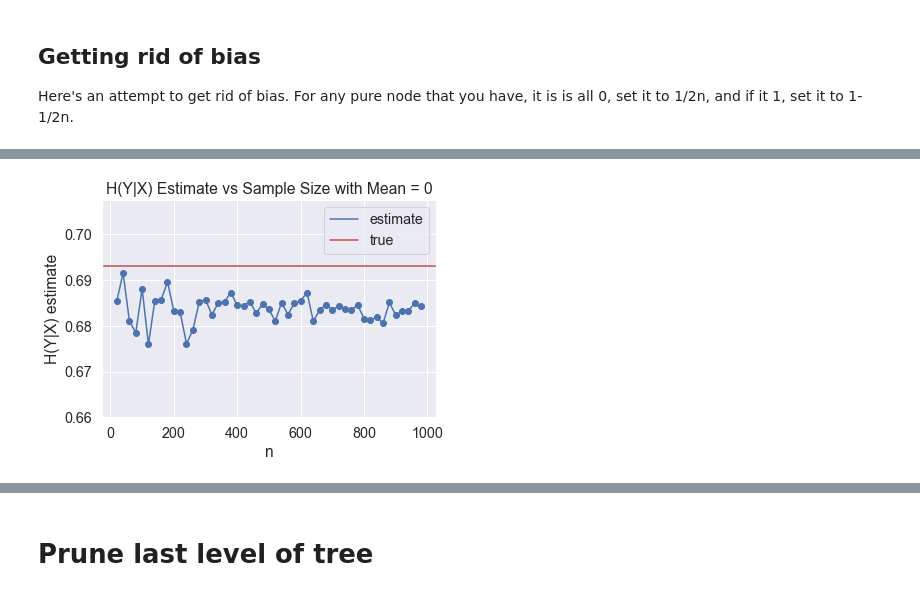
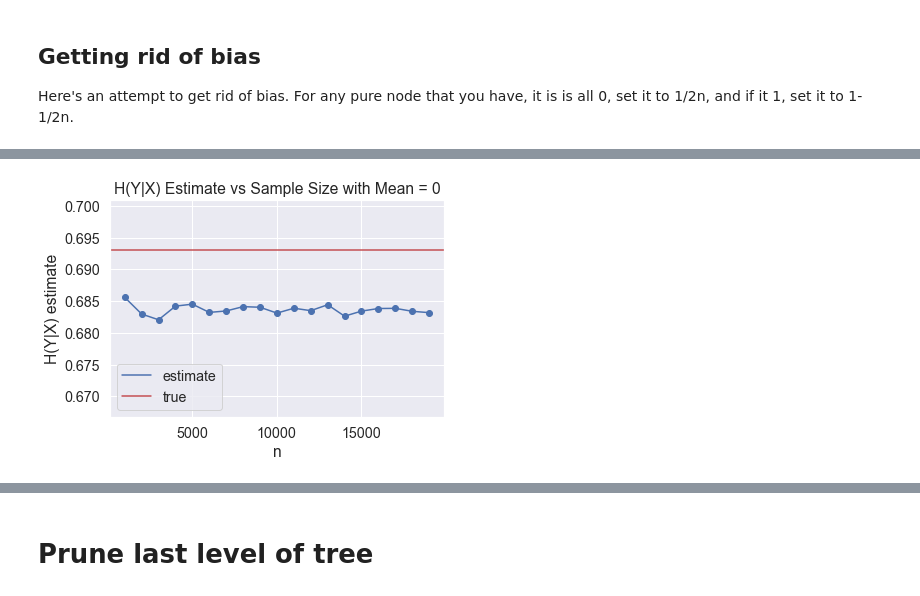
Before and after one commit to rguo123/conditional_entropy_forests, a Jupyter notebook: Honest Sampling.ipynb, the cells around one changed output, grey strips where cells are left out. Cells and saved outputs as stored; diff of their text form; code cells hidden in the pictures.

Commit message:
high dimensional honest sampling plots, working on continuous

```diff
--- a/Honest Sampling.ipynb
+++ b/Honest Sampling.ipynb
@@ -147,11 +147,11 @@ from sklearn.ensemble.forest import _generate_unsampled_indices
 from sklearn.ensemble import BaggingClassifier
 from sklearn.tree import DecisionTreeClassifier
 
-X, y = get_sample(1000, 0, 1)
+X, y = get_sample(5000, 0, 1)
 X = np.array(X).reshape(-1, 1)
 
-def rf_entropy_estimate_bagging(X, y, n_estimators = 200, max_samples = .32, bootstrap = False, depth = None, min_samples_leaf = 1):
-    model = BaggingClassifier(DecisionTreeClassifier(max_depth = depth, min_samples_leaf = min_samples_leaf),
+def rf_entropy_estimate_bagging(X, y, n_estimators = 200, max_samples = .32, bootstrap = True, depth = None, min_samples_leaf = 1):
+    model = BaggingClassifier(DecisionTreeClassifier(max_depth = depth, min_samples_leaf = min_samples_leaf, min_samples_split=8),
                               n_estimators = n_estimators,
                               max_samples= max_samples,
                               bootstrap = bootstrap)
@@ -202,0 +203,19 @@ rf_entropy_estimate_bagging(X, y, 500, .32)
+# %%
+from tqdm import tqdm_notebook
+def get_cond_entropy_vs_n(mean):
+    conditional_entropy = []
+    sample_sizes = [i*1000 for i in range(1, 6)]
+    for elem in tqdm_notebook(sample_sizes):
+        X, y = get_sample(elem, mean, 1)
+        conditional_entropy.append(rf_entropy_estimate_bagging(np.array(X).reshape(-1, 1), y, 5000, .32))
+    return sample_sizes, conditional_entropy
+
+sample_sizes, cond_entropy = get_cond_entropy_vs_n(0)
+plt.scatter(sample_sizes, cond_entropy)
+line_est, = plt.plot(sample_sizes, cond_entropy, label = "estimate")
+line_true = plt.axhline(y=.693, color='r', linestyle='-', label = "true")
+plt.xlabel("n")
+plt.ylabel("H(Y|X) estimate")
+plt.legend(handles=[line_est, line_true])
+plt.title("H(Y|X) Estimate vs Sample Size with Mean = 0")
+plt.show()
@@ -204,13 +226,13 @@ rf_entropy_estimate_bagging(X, y, 500, .32)
 from tqdm import tqdm_notebook
 def get_cond_entropy_vs_n(mean):
     conditional_entropy = []
-    sample_sizes = [i*20 for i in range(1, 50)]
+    sample_sizes = [i*1000 for i in range(1, 20)]
     for elem in tqdm_notebook(sample_sizes):
         X, y = get_sample(elem, mean, 1)
         conditional_entropy.append(rf_entropy_estimate_bagging(np.array(X).reshape(-1, 1), y, 1000, .32))
     return sample_sizes, conditional_entropy
 
-#sample_sizes, cond_entropy = get_cond_entropy_vs_n(0)
+sample_sizes, cond_entropy = get_cond_entropy_vs_n(0)
 plt.scatter(sample_sizes, cond_entropy)
 line_est, = plt.plot(sample_sizes, cond_entropy, label = "estimate")
 line_true = plt.axhline(y=.693, color='r', linestyle='-', label = "true")
@@ -223 +246 @@ plt.show()
-[figure, old version]
+[figure, new version]
```
Also changed, not shown: parts of 8 cells of this notebook, 2 other files.
